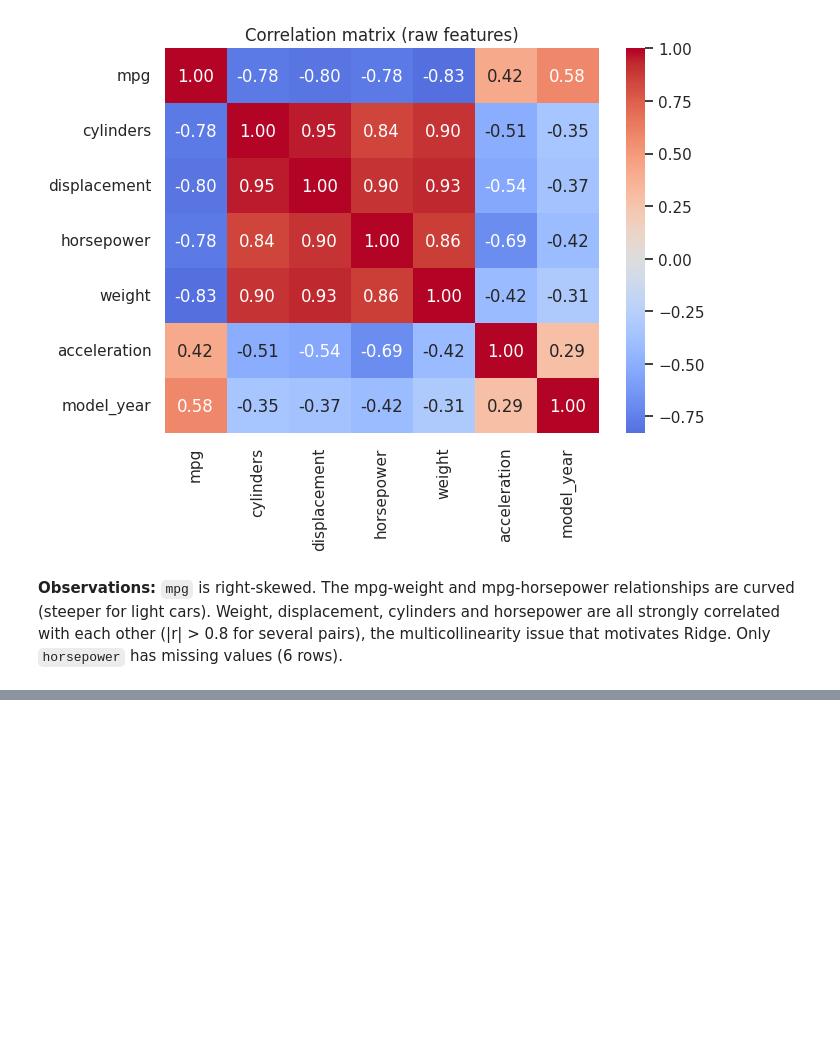
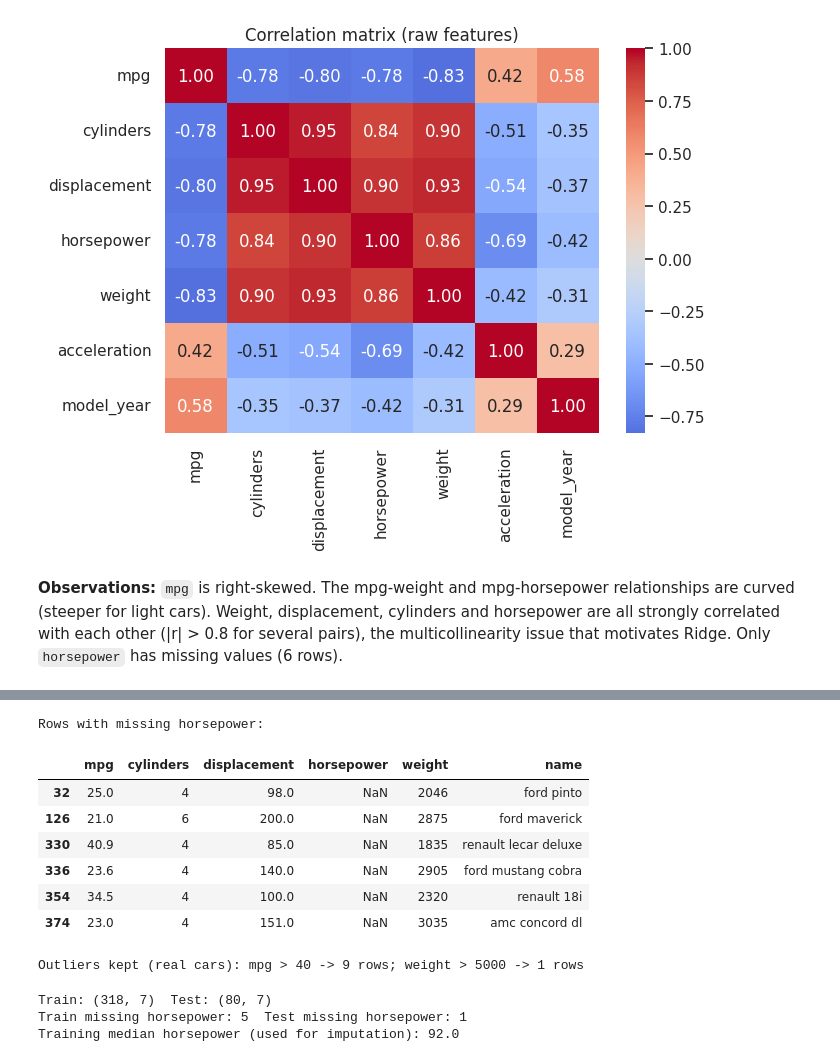
Before and after one commit to Saeed7521/Research-Assignment, a Jupyter notebook: experiment.ipynb, the cells around one changed output, grey strips where cells are left out. Cells and saved outputs as stored; diff of their text form; code cells hidden in the pictures; blank space fills up the shorter version.

Commit message:
Add data cleaning checks and train/test split

```diff
--- a/experiment.ipynb
+++ b/experiment.ipynb
@@ -72,0 +76,25 @@ plt.title('Correlation matrix (raw features)'); plt.show()
+# %%
+assert (df['weight'] > 0).all() and (df['mpg'] > 0).all(), 'impossible values found'
+print('Rows with missing horsepower:'); display(df[df['horsepower'].isna()][['mpg','cylinders','displacement','horsepower','weight','name']])
+print('Outliers kept (real cars): mpg > 40 ->', (df['mpg'] > 40).sum(), 'rows; weight > 5000 ->', (df['weight'] > 5000).sum(), 'rows')
+# %% [output]
+Rows with missing horsepower:
+|  | mpg | cylinders | displacement | horsepower | weight | name |
+| 32 | 25.0 | 4 | 98.0 | NaN | 2046 | ford pinto |
+| 126 | 21.0 | 6 | 200.0 | NaN | 2875 | ford maverick |
+| 330 | 40.9 | 4 | 85.0 | NaN | 1835 | renault lecar deluxe |
+| 336 | 23.6 | 4 | 140.0 | NaN | 2905 | ford mustang cobra |
+| 354 | 34.5 | 4 | 100.0 | NaN | 2320 | renault 18i |
+| 374 | 23.0 | 4 | 151.0 | NaN | 3035 | amc concord dl |
+Outliers kept (real cars): mpg > 40 -> 9 rows; weight > 5000 -> 1 rows
+# %%
+X_raw = df.drop(columns=['mpg', 'name'])
+y = df['mpg']
+X_train_raw, X_test_raw, y_train, y_test = train_test_split(X_raw, y, test_size=0.2, random_state=RANDOM_STATE)
+print('Train:', X_train_raw.shape, ' Test:', X_test_raw.shape)
+print('Train missing horsepower:', X_train_raw['horsepower'].isna().sum(), ' Test missing horsepower:', X_test_raw['horsepower'].isna().sum())
+print('Training median horsepower (used for imputation):', X_train_raw['horsepower'].median())
+# %% [output]
+Train: (318, 7)  Test: (80, 7)
+Train missing horsepower: 5  Test missing horsepower: 1
+Training median horsepower (used for imputation): 92.0
```
Also changed, not shown: parts of 1 cell of this notebook.
